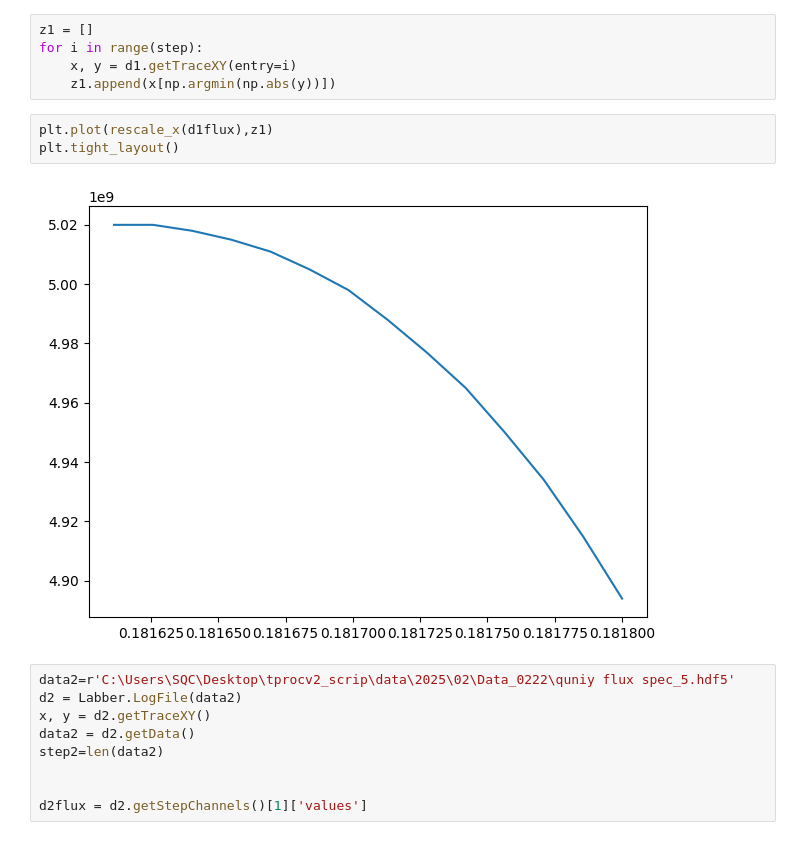
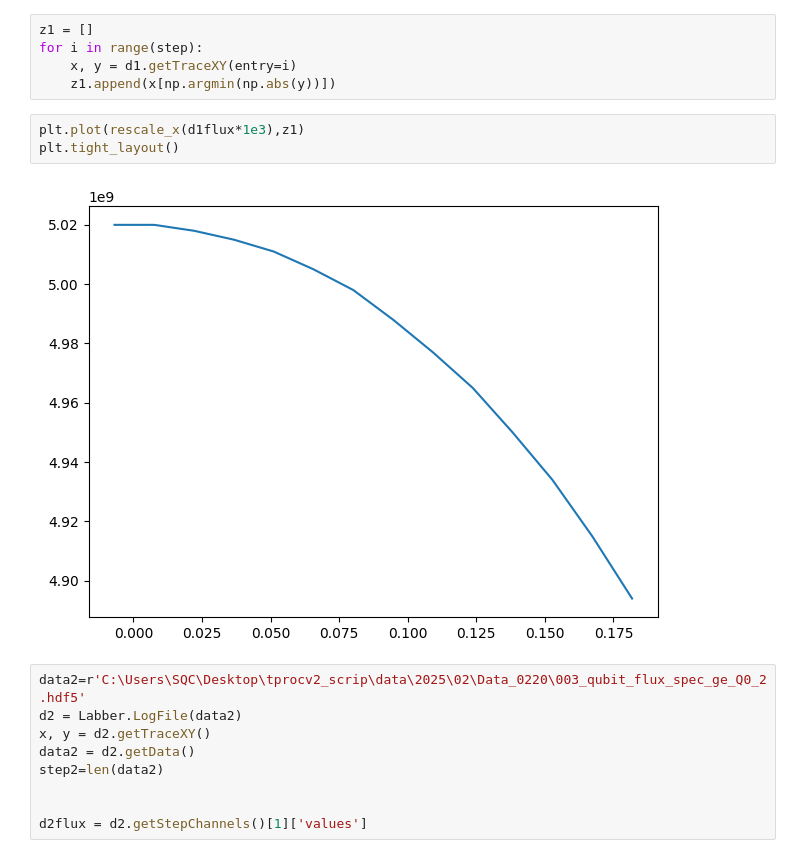
Before and after one commit to JayChien04717/tprocv2_guidemo, a Jupyter notebook: csutscrip/data.ipynb, the cells around one changed output. Drawn from its saved outputs; the diff is of its cells as text.

```diff
--- a/csutscrip/data.ipynb
+++ b/csutscrip/data.ipynb
@@ -46,12 +46,12 @@ for i in range(step):
     x, y = d1.getTraceXY(entry=i)
     z1.append(x[np.argmin(np.abs(y))])
 # %%
-plt.plot(rescale_x(d1flux),z1)
+plt.plot(rescale_x(d1flux*1e3),z1)
 plt.tight_layout()
 # %% [output]
-[figure, old version]
+[figure, new version]
 # %%
-data2=r'C:\Users\SQC\Desktop\tprocv2_scrip\data\2025\02\Data_0222\quniy flux spec_5.hdf5'
+data2=r'C:\Users\SQC\Desktop\tprocv2_scrip\data\2025\02\Data_0220\003_qubit_flux_spec_ge_Q0_2.hdf5'
 d2 = Labber.LogFile(data2)
 x, y = d2.getTraceXY()
 data2 = d2.getData()
```
Also changed, not shown: parts of 5 cells of this notebook, 14 other files.
